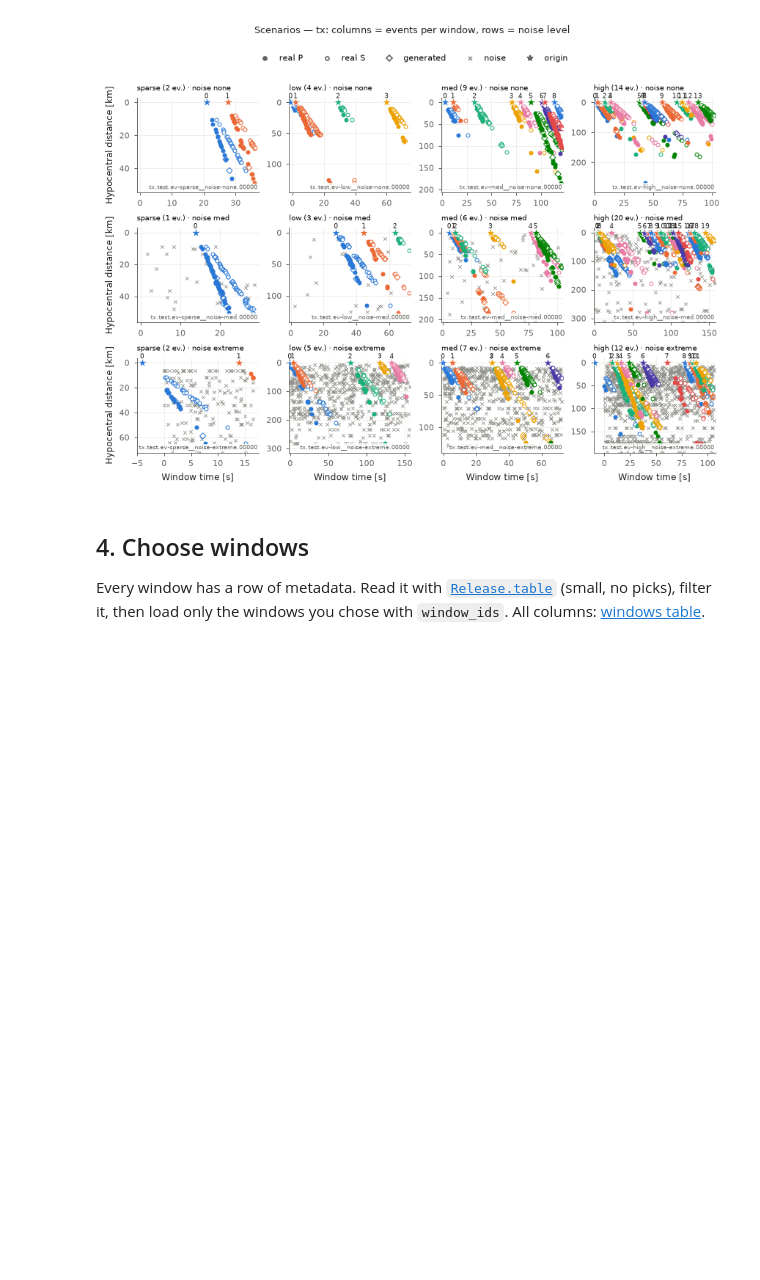
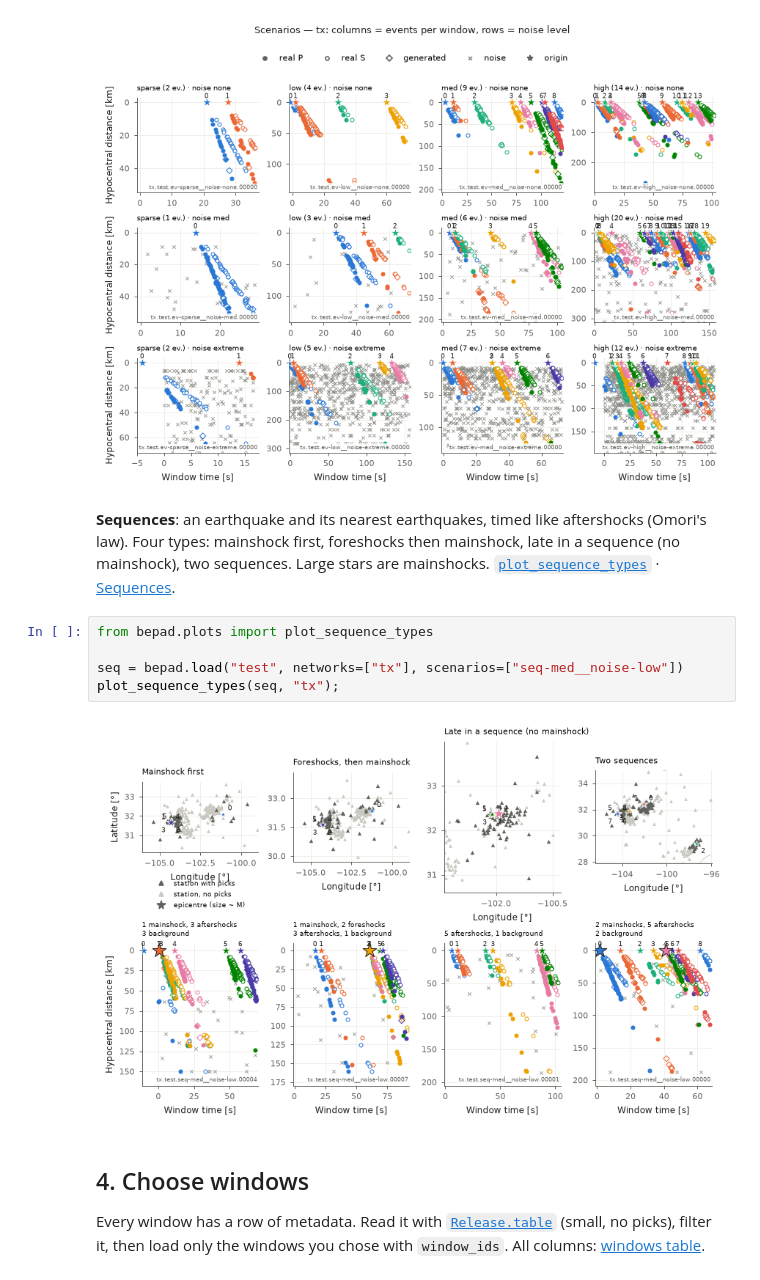
Before and after one commit to ecastillot/BEPAD, a Jupyter notebook: notebooks/01_get_the_data.ipynb, the cells around one changed output. Cells and saved outputs as stored; diff of their text form; blank space fills up the shorter version.

```diff
--- a/notebooks/01_get_the_data.ipynb
+++ b/notebooks/01_get_the_data.ipynb
@@ -81,6 +87,18 @@ grid = [f"tx.test.ev-{ev}__noise-{noise}.00000" for ev in ("sparse", "low", "med
 plot_scenario_grid(bepad.load("test", window_ids=grid), "tx");
 # %% [output]
 [figure]
+# %% [markdown]
+**Sequences**: an earthquake and its nearest earthquakes, timed like aftershocks (Omori's law).
+Four types: mainshock first, foreshocks then mainshock, late in a sequence (no mainshock), two
+sequences. Large stars are mainshocks.
+[`plot_sequence_types`](https://bepad.readthedocs.io/en/latest/reference/api.html#bepad.plots.plot_sequence_types) · [Sequences](https://bepad.readthedocs.io/en/latest/scenarios.html#sequences).
+# %%
+from bepad.plots import plot_sequence_types
+
+seq = bepad.load("test", networks=["tx"], scenarios=["seq-med__noise-low"])
+plot_sequence_types(seq, "tx");
+# %% [output]
+[figure, added]
 # %% [markdown]
 ## 4. Choose windows
 
```
Also changed, not shown: parts of 11 cells of this notebook, 46 other files.
